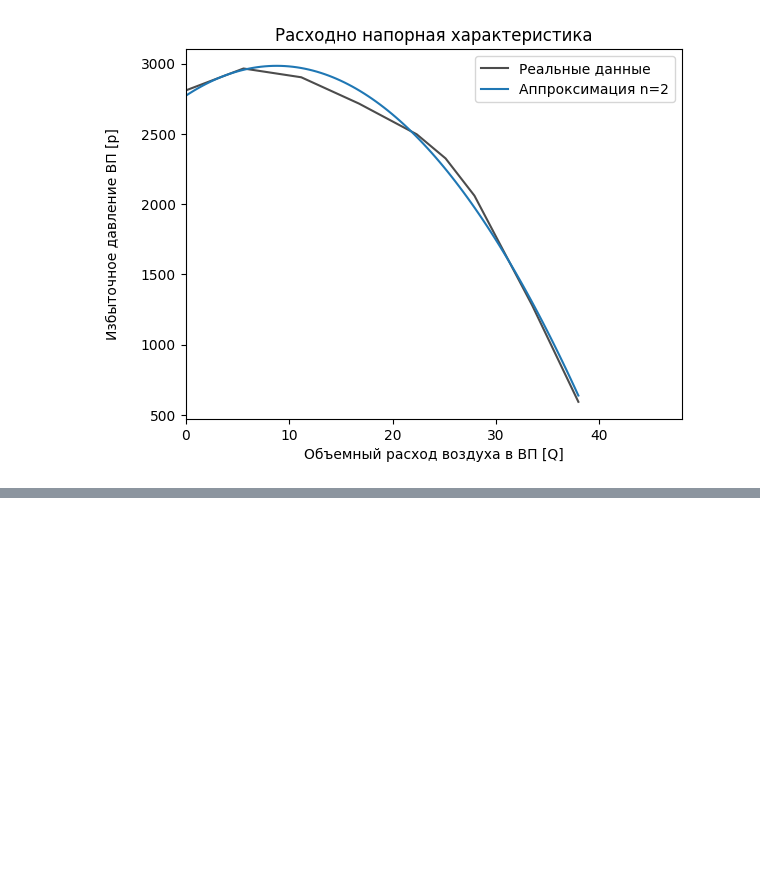
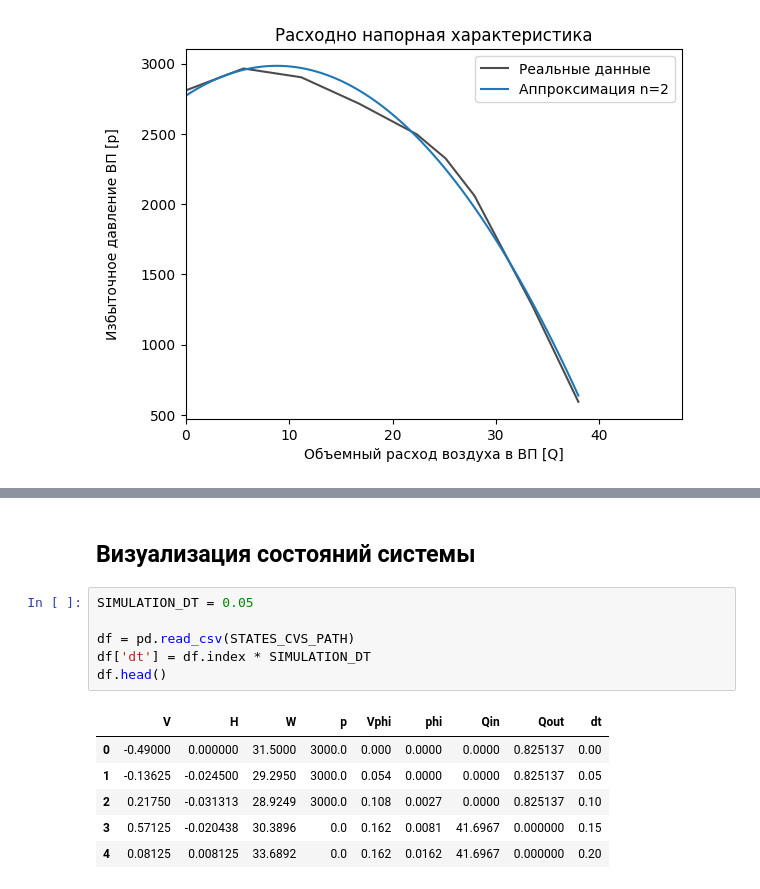
Before and after one commit to shustrov38/jubilant-bassoon, a Jupyter notebook: scripts/approx.ipynb, the cells around one changed output, grey strips where cells are left out. Drawn from its saved outputs; the diff is of its cells as text; blank space fills up the shorter version.

```diff
--- a/scripts/approx.ipynb
+++ b/scripts/approx.ipynb
@@ -75,0 +102,15 @@ plt.plot();
+# %% [markdown]
+## Визуализация состояний системы
+# %%
+SIMULATION_DT = 0.05
+
+df = pd.read_csv(STATES_CVS_PATH)
+df['dt'] = df.index * SIMULATION_DT
+df.head()
+# %% [output]
+|  | V | H | W | p | Vphi | phi | Qin | Qout | dt |
+| 0 | -0.49000 | 0.000000 | 31.5000 | 3000.0 | 0.000 | 0.0000 | 0.0000 | 0.825137 | 0.00 |
+| 1 | -0.13625 | -0.024500 | 29.2950 | 3000.0 | 0.054 | 0.0000 | 0.0000 | 0.825137 | 0.05 |
+| 2 | 0.21750 | -0.031313 | 28.9249 | 3000.0 | 0.108 | 0.0027 | 0.0000 | 0.825137 | 0.10 |
+| 3 | 0.57125 | -0.020438 | 30.3896 | 0.0 | 0.162 | 0.0081 | 41.6967 | 0.000000 | 0.15 |
+| 4 | 0.08125 | 0.008125 | 33.6892 | 0.0 | 0.162 | 0.0162 | 41.6967 | 0.000000 | 0.20 |
```
Also changed, not shown: parts of 9 cells of this notebook, 5 other files.
